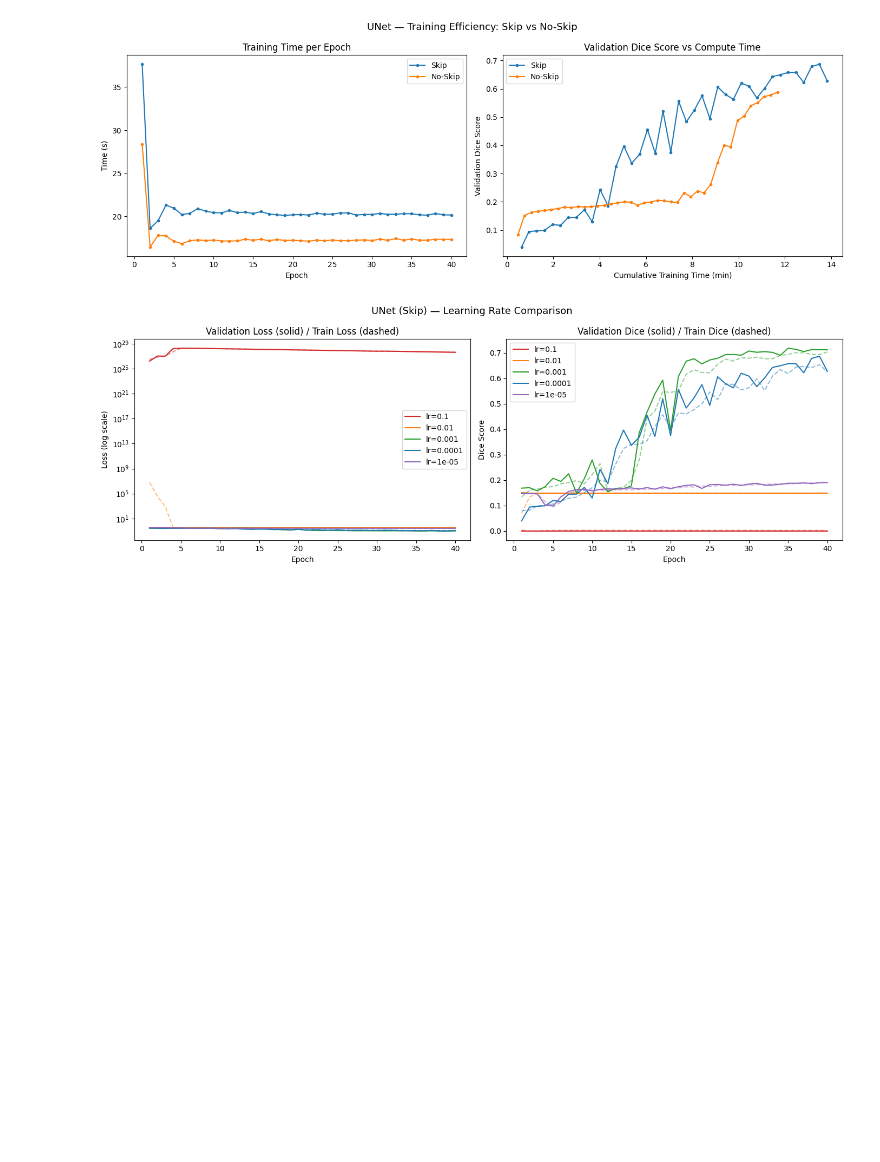
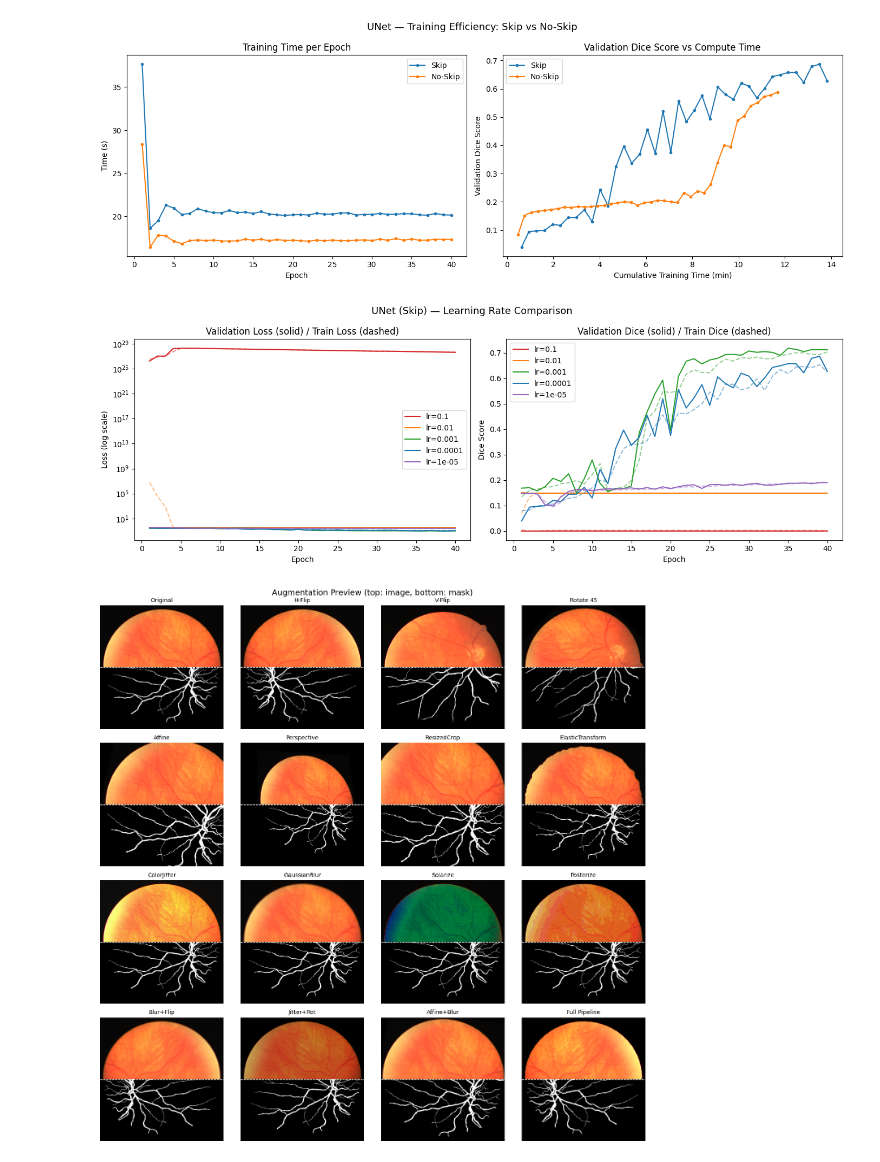
Before and after one commit to trvslhlt/ift_6135_representation_learning, a Jupyter notebook: assignments/assignment_1/wip.ipynb, the cells around one changed output. Drawn from its saved outputs; the diff is of its cells as text; code cells hidden in the pictures; blank space fills up the shorter version.

Commit message:
add augmentation samples and cells for runs

```diff
--- a/assignments/assignment_1/wip.ipynb
+++ b/assignments/assignment_1/wip.ipynb
@@ -340,3 +344,61 @@ plt.tight_layout()
 plt.show()
 # %% [output]
 [figure]
+# %%
+from torchvision import tv_tensors
+from torchvision.transforms import v2
+
+img_idx = 10
+img = np.array(Image.open(f'data/q4_data/train/image/{img_idx}.png'))
+msk = np.array(Image.open(f'data/q4_data/train/mask/{img_idx}.png'))
+image = tv_tensors.Image(torch.from_numpy((img / 255.0).astype(np.float32).transpose(2, 0, 1)))
+mask = tv_tensors.Mask(torch.from_numpy((msk / 255.0).astype(np.float32)).unsqueeze(0))
+
+transforms = [
+    # Row 1: Geometry - flips & rotation
+    ('Original', None),
+    ('H-Flip', v2.RandomHorizontalFlip(p=1)),
+    ('V-Flip', v2.RandomVerticalFlip(p=1)),
+    ('Rotate 45', v2.RandomRotation(degrees=(45, 45))),
+    # Row 2: Geometry - affine & crop
+    ('Affine', v2.RandomAffine(degrees=(-15, 15), translate=(0.1, 0.1), scale=(0.8, 1.2))),
+    ('Perspective', v2.RandomPerspective(distortion_scale=0.3, p=1)),
+    ('ResizedCrop', v2.RandomResizedCrop(size=(512, 512), scale=(0.5, 1.0))),
+    ('ElasticTransform', v2.ElasticTransform(alpha=100.0, sigma=5.0)),
+    # Row 3: Color (image-only)
+    ('ColorJitter', v2.ColorJitter(brightness=0.5, contrast=0.5, saturation=0.3)),
+    ('GaussianBlur', v2.GaussianBlur(kernel_size=9, sigma=3.0)),
+    ('Solarize', v2.RandomSolarize(threshold=0.5, p=1)),
+    ('Posterize', v2.RandomPosterize(bits=3, p=1)),
+    # Row 4: Composition
+    ('Blur+Flip', v2.Compose([v2.GaussianBlur(kernel_size=7, sigma=2.0), v2.RandomHorizontalFlip(p=1)])),
+    ('Jitter+Rot', v2.Compose([v2.ColorJitter(brightness=0.4, contrast=0.4), v2.RandomRotation(degrees=(-30, 30))])),
+    ('Affine+Blur', v2.Compose([v2.RandomAffine(degrees=(-10, 10), scale=(0.9, 1.1)), v2.GaussianBlur(kernel_size=5, sigma=1.5)])),
+    ('Full Pipeline', v2.Compose([v2.RandomHorizontalFlip(p=0.5), v2.RandomVerticalFlip(p=0.5), v2.RandomRotation(degrees=(-15, 15)), v2.ColorJitter(brightness=0.3, contrast=0.3)])),
+]
+
+cols = 4
+rows = 4
+fig, axes = plt.subplots(rows, cols, figsize=(14, 14))
+
+for idx, (name, transform) in enumerate(transforms):
+    r, c = divmod(idx, cols)
+    if transform is not None:
+        aug_img, aug_msk = transform(image, mask)
+    else:
+        aug_img, aug_msk = image, mask
+    h = aug_img.shape[1]
+    mid = h // 2
+    img_np = aug_img.permute(1, 2, 0).numpy()
+    msk_np = np.repeat(aug_msk.squeeze().numpy()[:, :, None], 3, axis=2)
+    combined = np.concatenate([img_np[:mid], msk_np[mid:]], axis=0)
+    axes[r, c].imshow(combined)
+    axes[r, c].set_title(name, fontsize=10)
+    axes[r, c].axhline(mid, color='white', linewidth=1, linestyle='--')
+    axes[r, c].axis('off')
+
+fig.suptitle('Augmentation Preview (top: image, bottom: mask)', fontsize=14)
+plt.tight_layout()
+plt.show()
+# %% [output]
+[figure, added]
```
Also changed, not shown: parts of 1 cell of this notebook, 3 other files.
